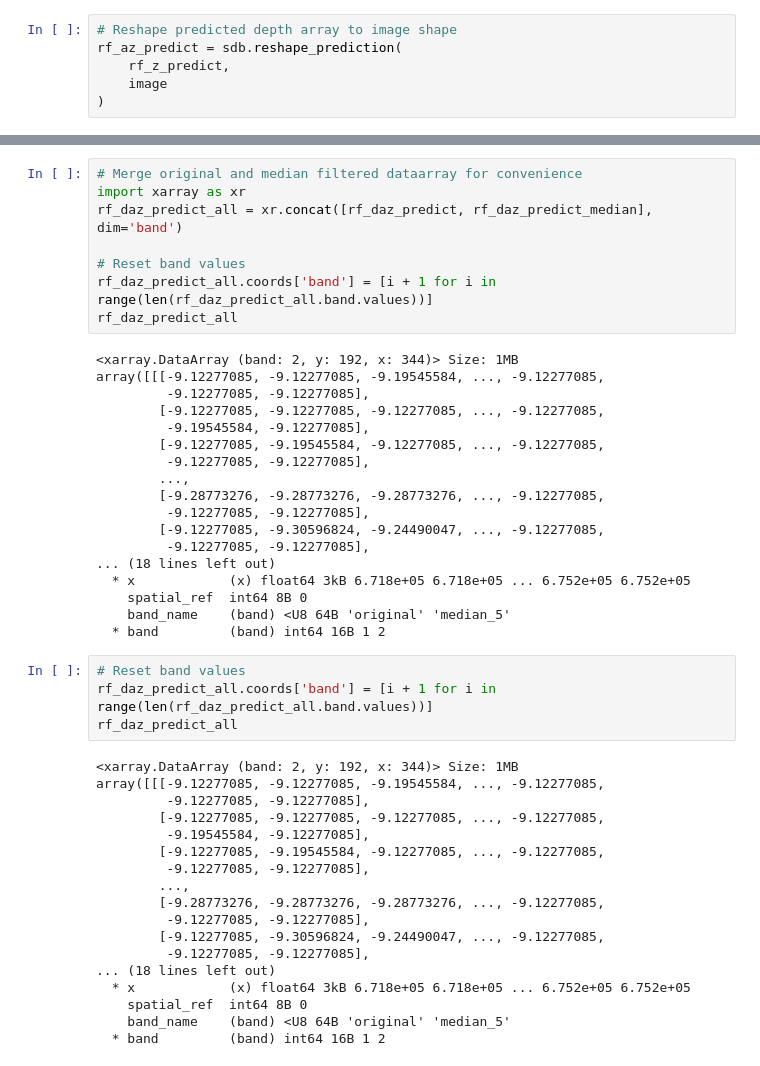
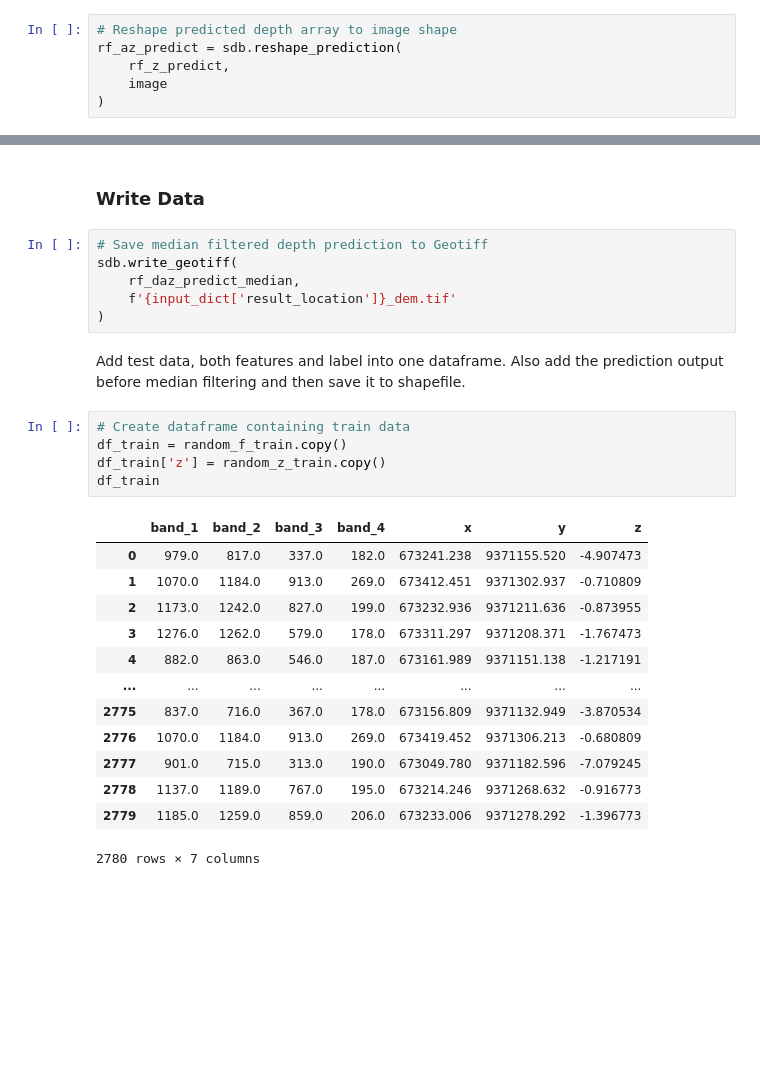
Before and after one commit to rifqiharrys/sdb_gui, a Jupyter notebook: notebooks/sdb-module-how-to.ipynb, the cells around one changed output, grey strips where cells are left out. Cells and saved outputs as stored; diff of their text form; blank space fills up the shorter version.

```diff
--- a/notebooks/sdb-module-how-to.ipynb
+++ b/notebooks/sdb-module-how-to.ipynb
@@ -462,48 +444,29 @@ Coordinates:
-# %%
-# Merge original and median filtered dataarray for convenience
-import xarray as xr
-rf_daz_predict_all = xr.concat([rf_daz_predict, rf_daz_predict_median], dim='band')
-
-# Reset band values
-rf_daz_predict_all.coords['band'] = [i + 1 for i in range(len(rf_daz_predict_all.band.values))]
-rf_daz_predict_all
-# %% [output]
-<xarray.DataArray (band: 2, y: 192, x: 344)> Size: 1MB
-array([[[-9.12277085, -9.12277085, -9.19545584, ..., -9.12277085,
-         -9.12277085, -9.12277085],
-        [-9.12277085, -9.12277085, -9.12277085, ..., -9.12277085,
-         -9.19545584, -9.12277085],
-        [-9.12277085, -9.19545584, -9.12277085, ..., -9.12277085,
-         -9.12277085, -9.12277085],
-        ...,
-        [-9.28773276, -9.28773276, -9.28773276, ..., -9.12277085,
-         -9.12277085, -9.12277085],
-        [-9.12277085, -9.30596824, -9.24490047, ..., -9.12277085,
-         -9.12277085, -9.12277085],
-... (18 lines left out)
-  * x            (x) float64 3kB 6.718e+05 6.718e+05 ... 6.752e+05 6.752e+05
-    spatial_ref  int64 8B 0
-    band_name    (band) <U8 64B 'original' 'median_5'
-  * band         (band) int64 16B 1 2
-# %%
-# Reset band values
-rf_daz_predict_all.coords['band'] = [i + 1 for i in range(len(rf_daz_predict_all.band.values))]
-rf_daz_predict_all
-# %% [output]
-<xarray.DataArray (band: 2, y: 192, x: 344)> Size: 1MB
-array([[[-9.12277085, -9.12277085, -9.19545584, ..., -9.12277085,
-         -9.12277085, -9.12277085],
-        [-9.12277085, -9.12277085, -9.12277085, ..., -9.12277085,
-         -9.19545584, -9.12277085],
-        [-9.12277085, -9.19545584, -9.12277085, ..., -9.12277085,
-         -9.12277085, -9.12277085],
-        ...,
-        [-9.28773276, -9.28773276, -9.28773276, ..., -9.12277085,
-         -9.12277085, -9.12277085],
-        [-9.12277085, -9.30596824, -9.24490047, ..., -9.12277085,
-         -9.12277085, -9.12277085],
-... (18 lines left out)
-  * x            (x) float64 3kB 6.718e+05 6.718e+05 ... 6.752e+05 6.752e+05
-    spatial_ref  int64 8B 0
-    band_name    (band) <U8 64B 'original' 'median_5'
-  * band         (band) int64 16B 1 2
+# %% [markdown]
+### Write Data
+# %%
+# Save median filtered depth prediction to Geotiff
+sdb.write_geotiff(
+    rf_daz_predict_median,
+    f'{input_dict['result_location']}_dem.tif'
+)
+# %% [markdown]
+Add test data, both features and label into one dataframe. Also add the prediction output before median filtering and then save it to shapefile.
+# %%
+# Create dataframe containing train data
+df_train = random_f_train.copy()
+df_train['z'] = random_z_train.copy()
+df_train
+# %% [output]
+|  | band_1 | band_2 | band_3 | band_4 | x | y | z |
+| 0 | 979.0 | 817.0 | 337.0 | 182.0 | 673241.238 | 9371155.520 | -4.907473 |
+| 1 | 1070.0 | 1184.0 | 913.0 | 269.0 | 673412.451 | 9371302.937 | -0.710809 |
+| 2 | 1173.0 | 1242.0 | 827.0 | 199.0 | 673232.936 | 9371211.636 | -0.873955 |
+| 3 | 1276.0 | 1262.0 | 579.0 | 178.0 | 673311.297 | 9371208.371 | -1.767473 |
+| 4 | 882.0 | 863.0 | 546.0 | 187.0 | 673161.989 | 9371151.138 | -1.217191 |
+| ... | ... | ... | ... | ... | ... | ... | ... |
+| 2775 | 837.0 | 716.0 | 367.0 | 178.0 | 673156.809 | 9371132.949 | -3.870534 |
+| 2776 | 1070.0 | 1184.0 | 913.0 | 269.0 | 673419.452 | 9371306.213 | -0.680809 |
+| 2777 | 901.0 | 715.0 | 313.0 | 190.0 | 673049.780 | 9371182.596 | -7.079245 |
+| 2778 | 1137.0 | 1189.0 | 767.0 | 195.0 | 673214.246 | 9371268.632 | -0.916773 |
+| 2779 | 1185.0 | 1259.0 | 859.0 | 206.0 | 673233.006 | 9371278.292 | -1.396773 |
+2780 rows × 7 columns
```
Also changed, not shown: parts of 12 cells of this notebook.
